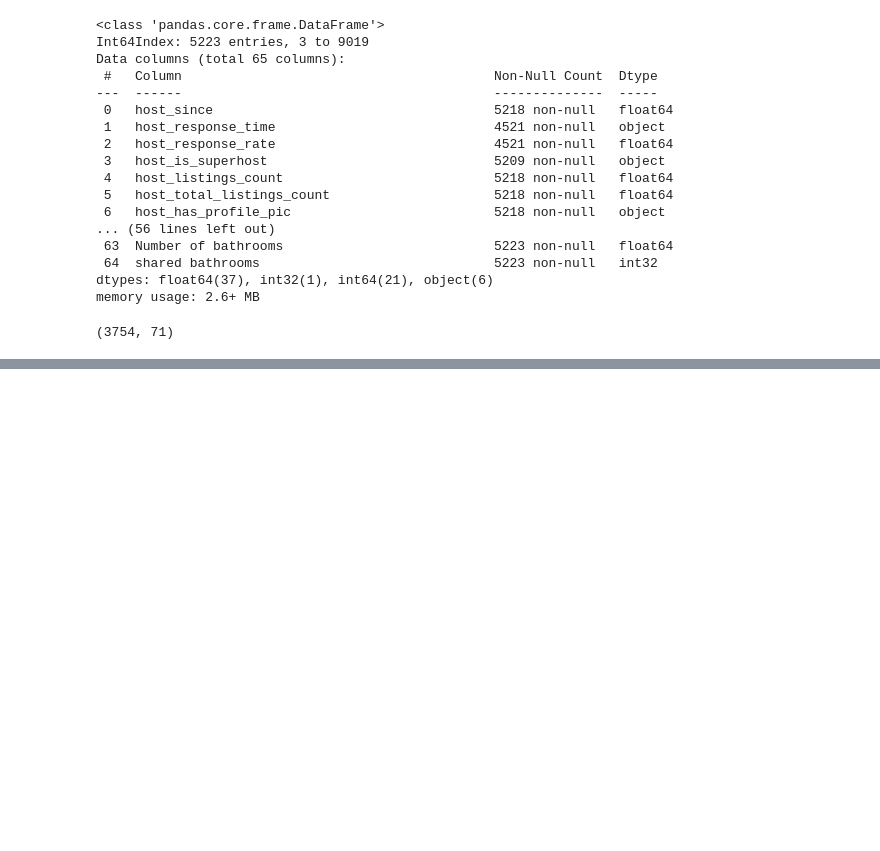
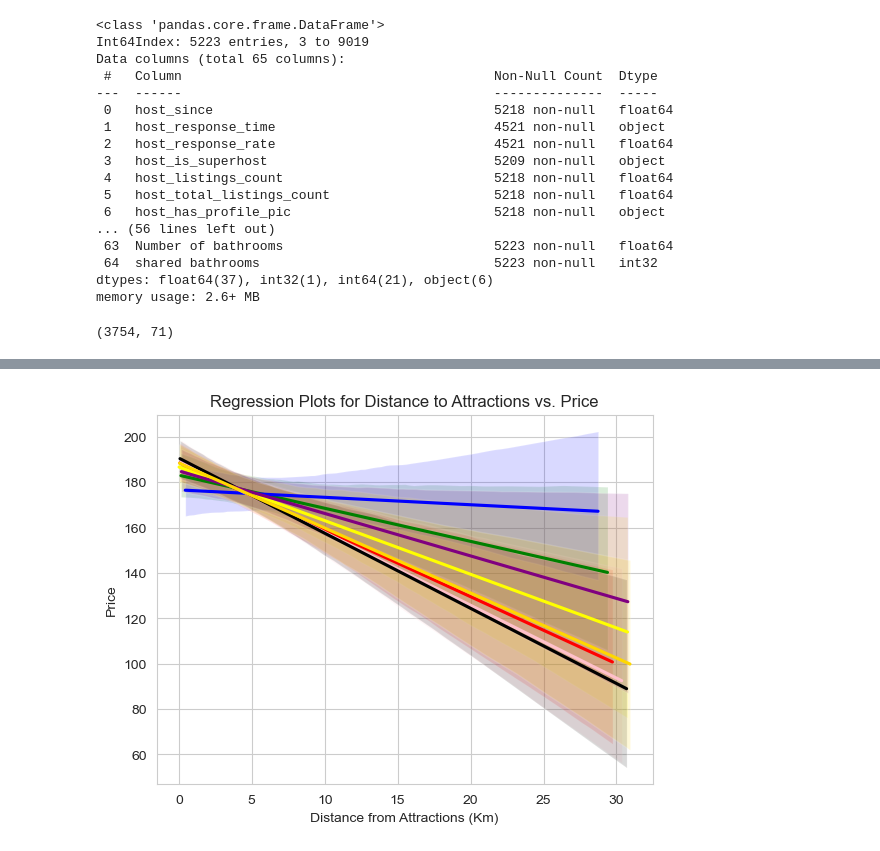
Before and after one commit to alexCCTcollege/Capstone, a Jupyter notebook: Transform.ipynb, the cells around one changed output, grey strips where cells are left out. Saved outputs shown, nothing was run; the diff lists cells and outputs as text; code cells hidden in the pictures; blank space fills up the shorter version.

```diff
--- a/Transform.ipynb
+++ b/Transform.ipynb
@@ -530,0 +567,18 @@ sns.histplot(listings[listings['price']<600]['price'], kde=True, bins=20, color=
+# %%
+sns.regplot(listings,x='Spire_distance',y='price',color='red',scatter=False)
+sns.regplot(listings,x='zoo_distance',y='price',color='green',scatter=False)
+sns.regplot(listings,x= 'Phoenix park visitor centre_distance',y='price',color='blue',scatter=False)
+sns.regplot(listings,x='guinnes storehouse_distance',y='price',color='yellow',scatter=False)
+sns.regplot(listings,x='trinity_distance',y='price',color='pink',scatter=False)
+sns.regplot(listings,x='national gallery_distance',y='price',color='black',scatter=False)
+sns.regplot(listings,x='Irish museum modern art_distance',y='price',color='purple',scatter=False)
+sns.regplot(listings,x='Saint patrick_distance',y='price',color='gold',scatter=False)
+
+plt.title('Regression Plots for Distance to Attractions vs. Price')
+plt.xlabel('Distance from Attractions (Km)')
+plt.ylabel('Price')
+
+# Show the plot
+plt.show()
+# %% [output]
+[figure, added]
```
Also changed, not shown: parts of 9 cells of this notebook.
